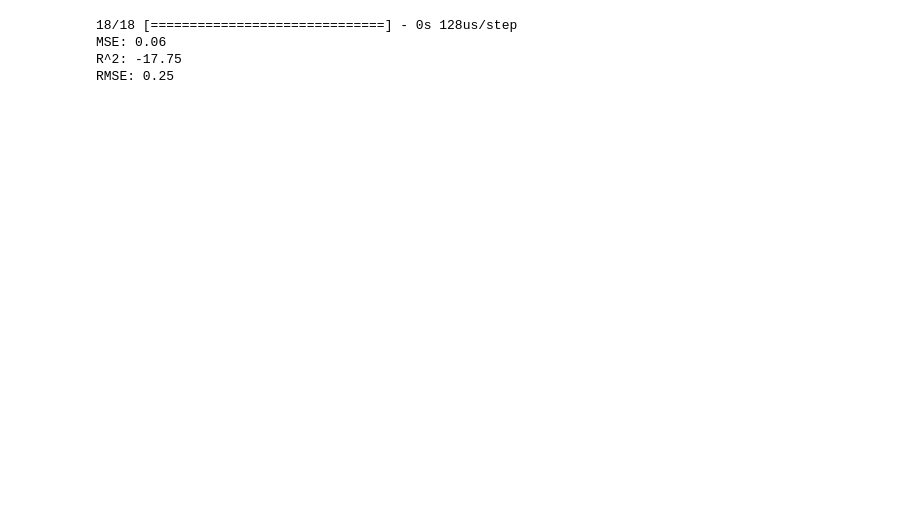
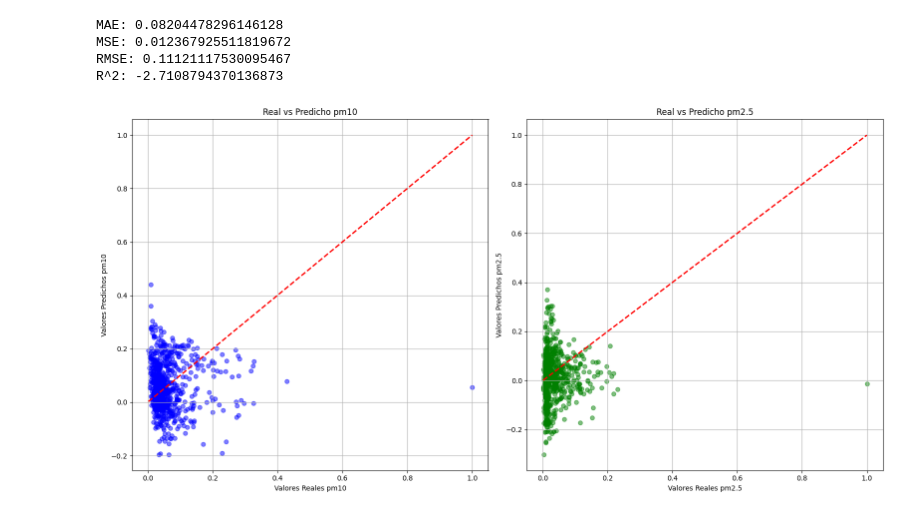
Before and after one commit to OmarMerino/Particulas_contaminantes_chillan, a Jupyter notebook: notebooks/model/red_neuronal.ipynb, the cells around one changed output. Drawn from its saved outputs; the diff is of its cells as text; code cells hidden in the pictures; blank space fills up the shorter version.

```diff
--- a/notebooks/model/red_neuronal.ipynb
+++ b/notebooks/model/red_neuronal.ipynb
@@ -65,0 +99,2 @@ test_loss, test_mae = model.evaluate(X_test, y_test)
+# %%
+y_pred = model.predict(X_temp)
@@ -66,21 +103,55 @@ test_loss, test_mae = model.evaluate(X_test, y_test)
 # %%
-# Generar predicciones
-y_pred = model.predict(X_test)
+# Calcular métricas
+mae = mean_absolute_error(y_temp, y_pred)
+mse = mean_squared_error(y_temp, y_pred)
+rmse = np.sqrt(mse)
+r2 = r2_score(y_temp, y_pred)
 
-# Ahora, y_test es tu y_true
-y_true = y_test
-
-# Calcular las métricas
-mse = mean_squared_error(y_true, y_pred)
-r2 = r2_score(y_true, y_pred)
-rmse = np.sqrt(mse)
-
-# Mostrar las métricas
-print(f'MSE: {mse:.2f}')
-print(f'R^2: {r2:.2f}')
-print(f'RMSE: {rmse:.2f}')
+# Mostrar métricas
+print(f"MAE: {mae}")
+print(f"MSE: {mse}")
+print(f"RMSE: {rmse}")
+print(f"R^2: {r2}")
 # %% [output]
-18/18 [==============================] - 0s 128us/step
-MSE: 0.06
-R^2: -17.75
-RMSE: 0.25
+MAE: 0.08204478296146128
+MSE: 0.012367925511819672
+RMSE: 0.11121117530095467
+R^2: -2.7108794370136873
+# %%
+y_true_pm10 = y_temp['pm10']
+y_true_pm25 = y_temp['pm2.5']
+
+y_pred_pm10 = y_pred[:, 0]
+y_pred_pm25 = y_pred[:, 1]
+
+fig, axs = plt.subplots(1, 2, figsize=(16, 8))  # 1 fila, 2 columnas de gráficos
+
+# grafico para pm10
+axs[0].scatter(y_true_pm10, y_pred_pm10, alpha=0.5, color='blue')
+axs[0].plot([min(y_true_pm10), max(y_true_pm10)],
+           [min(y_true_pm10), max(y_true_pm10)],
+           color='red', linestyle='--', lw=2)
+axs[0].set_title('Real vs Predicho pm10')
+axs[0].set_xlabel('Valores Reales pm10')
+axs[0].set_ylabel('Valores Predichos pm10')
+axs[0].grid(True)
+
+
+
+
+
+# grafico para pm2.5
+axs[1].scatter(y_true_pm25, y_pred_pm25, alpha=0.5, color='green')
+axs[1].plot([min(y_true_pm25), max(y_true_pm25)],
+           [min(y_true_pm25), max(y_true_pm25)],
+           color='red', linestyle='--', lw=2)
+axs[1].set_title('Real vs Predicho pm2.5')
+axs[1].set_xlabel('Valores Reales pm2.5')
+axs[1].set_ylabel('Valores Predichos pm2.5')
+axs[1].grid(True)
+
+# Ajustar el espacio entre los gráficos
+plt.tight_layout()
+plt.show()
+# %% [output]
+[figure, added]
```
Also changed, not shown: parts of 10 cells of this notebook, 1 other file.
